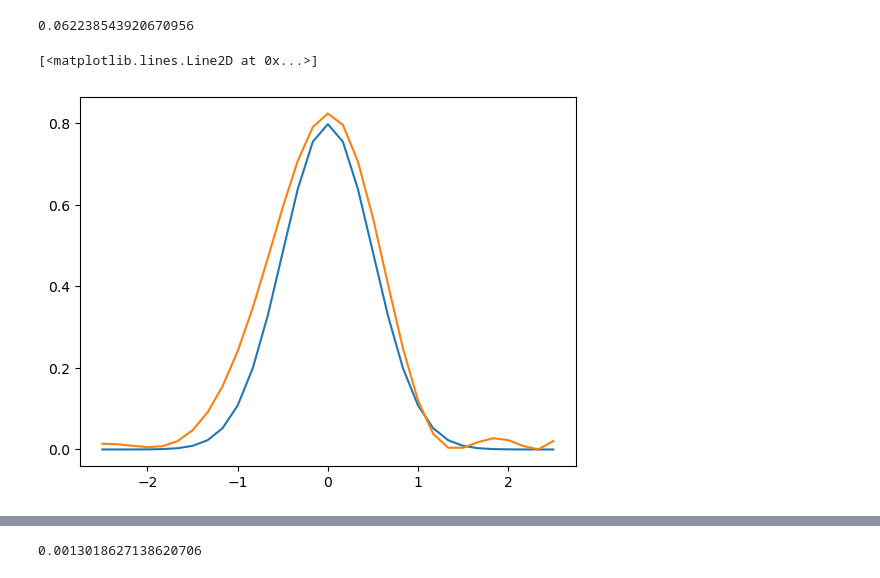
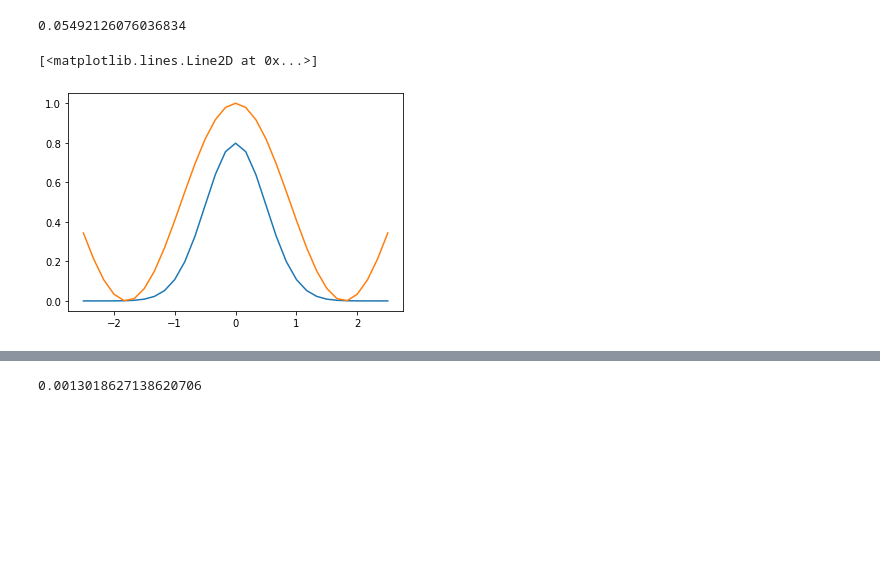
Before and after one commit to pablovegan/TFM_QML, a Jupyter notebook: pruebas.ipynb, the cells around one changed output, grey strips where cells are left out. Drawn from its saved outputs; the diff is of its cells as text; code cells hidden in the pictures; blank space fills up the shorter version.

Commit message:
add RotationsModel and RyModel subclasses

```diff
--- a/pruebas.ipynb
+++ b/pruebas.ipynb
@@ -6,21 +8,21 @@ from qubit_approximant import *
 # %%
 x = np.linspace(-2.5, 2.5, 31)
 fn = np.exp(-((x) ** 2) / (2 * 0.5**2)) / (0.5 * np.sqrt(2 * np.pi))
 layers = 8
-np.random.seed(20)
-params = 0.7 * np.random.randn(4 * layers)
+np.random.seed(3)
+params = 0.7 * np.random.randn(2 * layers)
 
-model = Model(x=x, encoding="prob")
-metric = Metric("rmse")
+model = RyModel(x=x, encoding="prob")
+metric = Metric("mse")
 cost = Cost(fn, model, metric)
-opt = AdamOptimizer(5000)
+opt = BlackBoxOptimizer(method="L-BFGS-B")
 params = opt(cost, cost.grad, params)
 fn_approx = model(params)
 
 print(metric(fn_approx - fn))
 plt.plot(x, fn)
 plt.plot(x, fn_approx)
 # %% [output]
-0.062238543920670956
+0.05492126076036834
 [<matplotlib.lines.Line2D at 0x...>]
-[figure, old version]
+[figure, new version]
```
Also changed, not shown: parts of 2 cells of this notebook, 14 other files.
